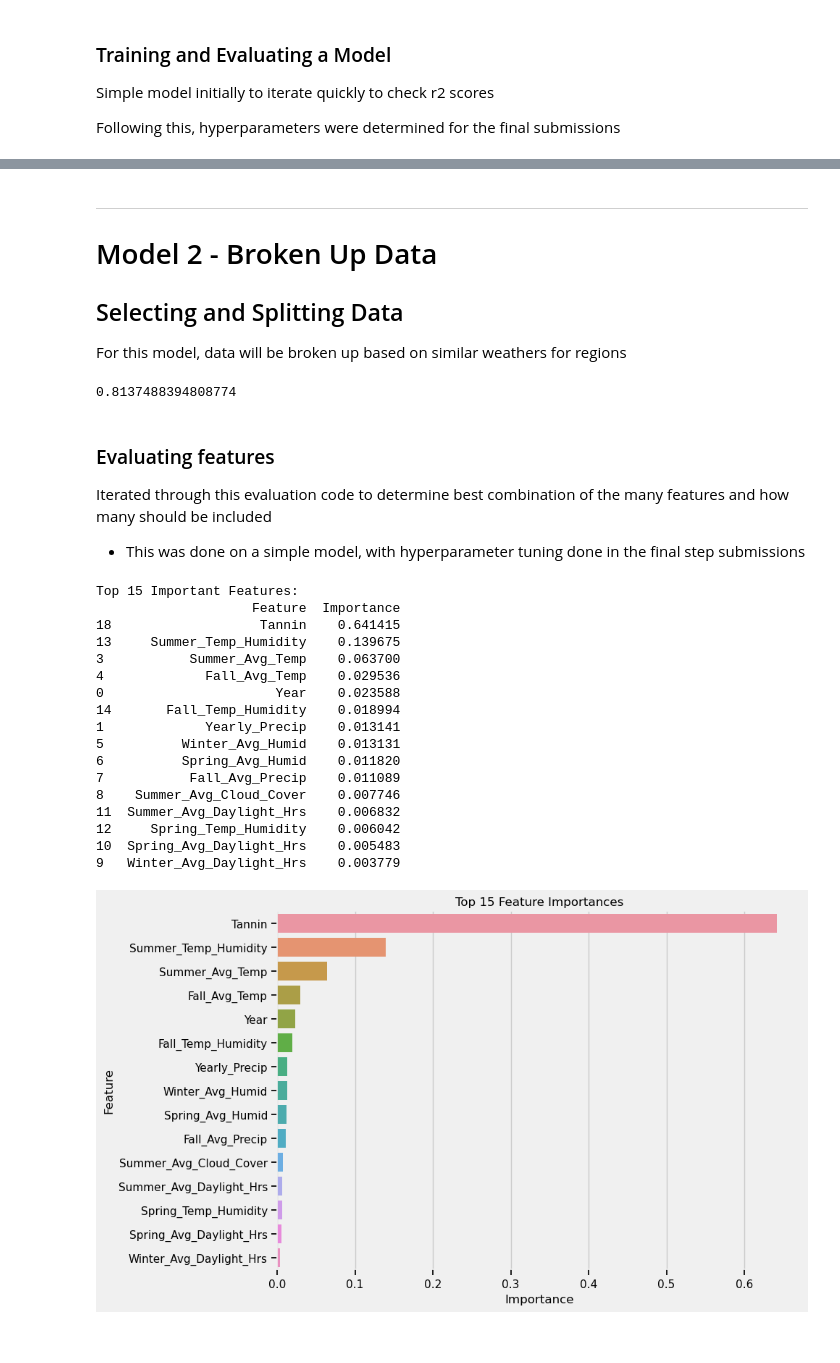
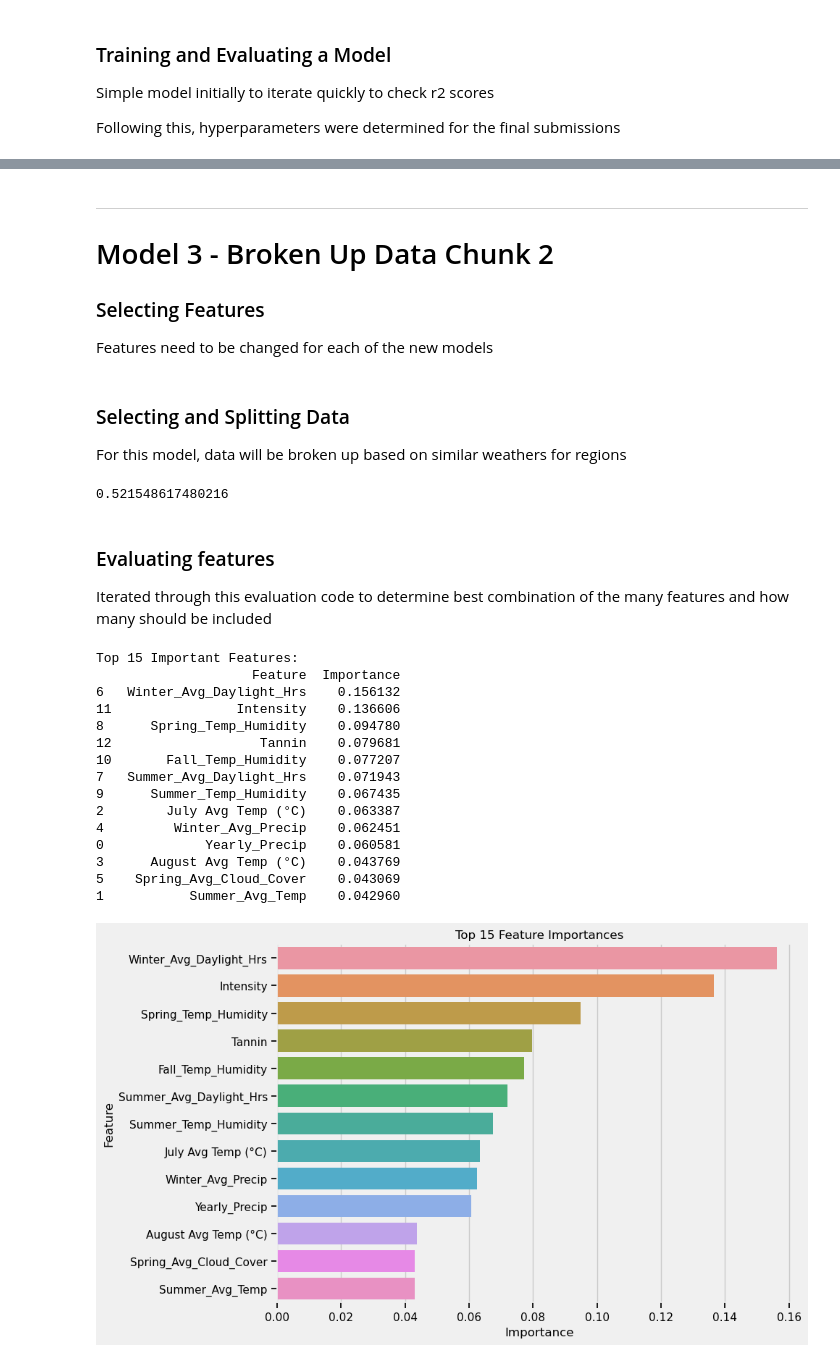
Before and after one commit to willhall2001/BreakinBadCode, a Jupyter notebook: 05_Machine_Leaning_Model.ipynb, the cells around one changed output, grey strips where cells are left out. Drawn from its saved outputs; the diff is of its cells as text; code cells hidden in the pictures.

Commit message:
ITerated through features for both of the machine learning models

```diff
--- a/05_Machine_Leaning_Model.ipynb
+++ b/05_Machine_Leaning_Model.ipynb
@@ -409,3 +378,6 @@ train_chunk_2 = train[train['January Avg Temp (°C)'] < 14]
+# %%
+train_chunk_1 = train_1
+train_chunk_2 = train_2
 # %% [markdown]
 ---
 # Model 1 - All Data
@@ -486,7 +388,7 @@ train = Cleaning_Data(train)
 train = Features(train)
 
 X_data = Feature_Selection(train)
-y_data = training_data_y['Ratings_Average']
+y_data = train['Ratings_Average']
 
 model = RandomForestRegressor()
 
@@ -679,0 +539,15 @@ Top 15 Important Features:
+# %%
+train_chunk_1 = Cleaning_Data(train_chunk_1)
+train_chunk_1 = Features(train_chunk_1)
+
+X_data_1 = Feature_Selection_1(train_chunk_1)
+y_data_1 = train_chunk_1['Ratings_Average']
+
+model = RandomForestRegressor()
+
+X_train_1, X_val_1, y_train_1, y_val_1 = train_test_split(X_data_1, y_data_1, train_size = 0.8, random_state = 42)
+
+model.fit(X_train_1, y_train_1)
+
+y_pred_1 = model.predict(X_val_1)
+print(r2_score(y_val_1, y_pred_1))
@@ -679,0 +602,7 @@ Top 15 Important Features:
+# %% [markdown]
+---
+# Model 3 - Broken Up Data Chunk 2
+
+### Selecting Features
+
+Features need to be changed for each of the new models
@@ -680,15 +682,13 @@ Top 15 Important Features:
 # %% [markdown]
----
-# Model 2 - Broken Up Data
 
-## Selecting and Splitting Data
+### Selecting and Splitting Data
 
 For this model, data will be broken up based on similar weathers for regions
 # %%
 train_chunk_2 = Cleaning_Data(train_chunk_2)
 train_chunk_2 = Features(train_chunk_2)
 
-X_data_2 = Feature_Selection(train_chunk_2)
+X_data_2 = Feature_Selection_Chunk2(train_chunk_2)
 y_data_2 = train_chunk_2['Ratings_Average']
 
 model = RandomForestRegressor()
@@ -699,53 +699,48 @@ model.fit(X_train_2, y_train_2)
 
 y_pred_2 = model.predict(X_val_2)
 print(r2_score(y_val_2, y_pred_2))
-
-# permutation feature importance
 # %% [output]
-0.8137488394808774
+0.521548617480216
 # %% [markdown]
 ### Evaluating features
 
 Iterated through this evaluation code to determine best combination of the many features and how many should be included
-- This was done on a simple model, with hyperparameter tuning done in the final step submissions
 # %%
 # Feature importances
 importances = model.feature_importances_
-feature_names = X_data.columns
+feature_names = X_data_2.columns
 feature_importance_df = pd.DataFrame({
     'Feature': feature_names,
     'Importance': importances
 })
 
 # Sort features by importance
 feature_importance_df = feature_importance_df.sort_values(by='Importance', ascending=False)
 
 # Display the top 10 features
 print("\nTop 15 Important Features:")
 print(feature_importance_df.head(15))
 
 # Plot the top 10 feature importances
 plt.figure(figsize=(10, 6))
 sns.barplot(x='Importance', y='Feature', data=feature_importance_df.head(15))
 plt.title('Top 15 Feature Importances')
 plt.tight_layout()
 plt.show()
 # %% [output]
 Top 15 Important Features:
                     Feature  Importance
-18                   Tannin    0.641415
-13     Summer_Temp_Humidity    0.139675
-3           Summer_Avg_Temp    0.063700
-4             Fall_Avg_Temp    0.029536
-0                      Year    0.023588
-14       Fall_Temp_Humidity    0.018994
-1             Yearly_Precip    0.013141
-5          Winter_Avg_Humid    0.013131
-6          Spring_Avg_Humid    0.011820
-7           Fall_Avg_Precip    0.011089
-8    Summer_Avg_Cloud_Cover    0.007746
-11  Summer_Avg_Daylight_Hrs    0.006832
-12     Spring_Temp_Humidity    0.006042
-10  Spring_Avg_Daylight_Hrs    0.005483
-9   Winter_Avg_Daylight_Hrs    0.003779
+6   Winter_Avg_Daylight_Hrs    0.156132
+11                Intensity    0.136606
+8      Spring_Temp_Humidity    0.094780
+12                   Tannin    0.079681
+10       Fall_Temp_Humidity    0.077207
+7   Summer_Avg_Daylight_Hrs    0.071943
+9      Summer_Temp_Humidity    0.067435
+2        July Avg Temp (°C)    0.063387
+4         Winter_Avg_Precip    0.062451
+0             Yearly_Precip    0.060581
+3      August Avg Temp (°C)    0.043769
+5    Spring_Avg_Cloud_Cover    0.043069
+1           Summer_Avg_Temp    0.042960
-[figure, old version]
+[figure, new version]
```
Also changed, not shown: parts of 29 cells of this notebook, 1 other file.
